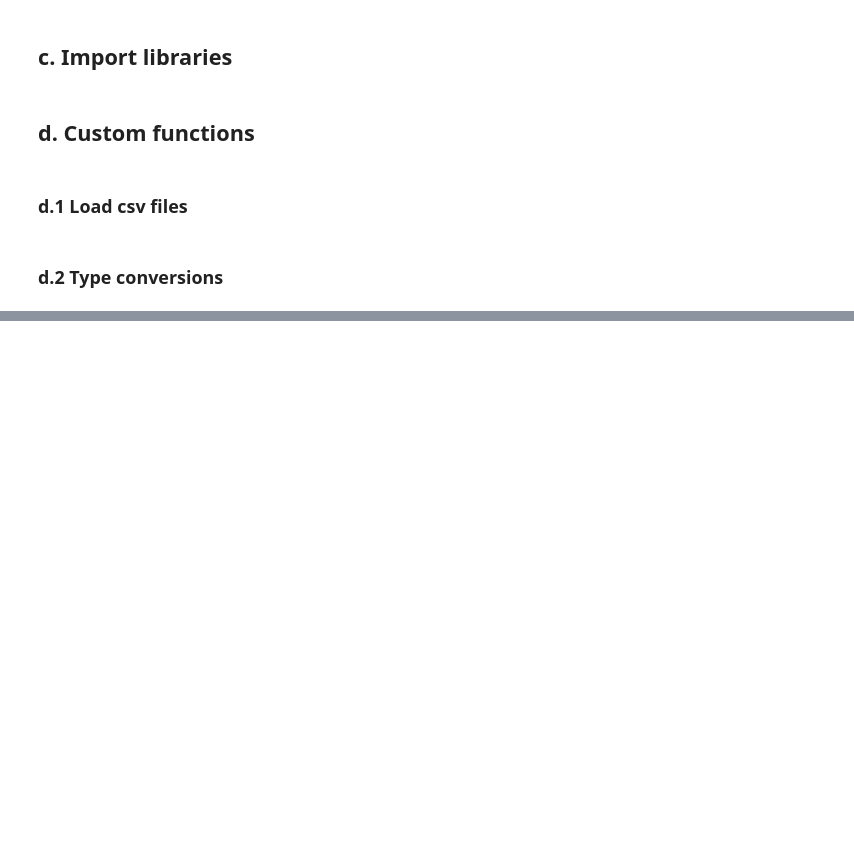
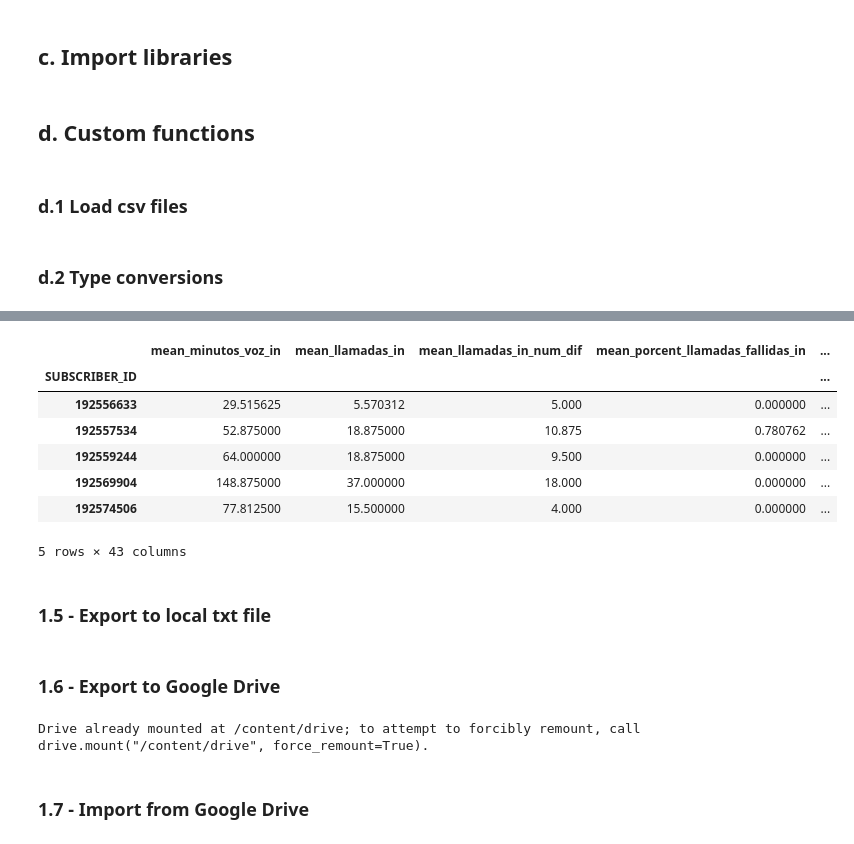
Before and after one commit to leandroaguazaco/data_science_portfolio, a Jupyter notebook: Projects/04-Churn_Telco_Analysis/04_Churn_Telco_Analysis_01_Preprocessing_EDA.ipynb, the cells around one changed output, grey strips where cells are left out. Cells and saved outputs as stored; diff of their text form; code cells hidden in the pictures; blank space fills up the shorter version.

```diff
--- a/Projects/04-Churn_Telco_Analysis/04_Churn_Telco_Analysis_01_Preprocessing_EDA.ipynb
+++ b/Projects/04-Churn_Telco_Analysis/04_Churn_Telco_Analysis_01_Preprocessing_EDA.ipynb
@@ -210,0 +319,6 @@ churn_data = pd.concat(objs = df_list, axis = 1, join = "outer", ignore_index =
+# %%
+# Erroneous entries in continuidad_traf feature
+churn_df = churn_df \
+           .pipe(pd.DataFrame.replace, {"continuidad_traf": {np.inf: np.nan,
+                                                             -np.inf: np.nan}}) \
+           .assign(continuidad_traf = lambda x: x.loc[:, "continuidad_traf"].astype("float"))
@@ -210,0 +327,3 @@ churn_data = pd.concat(objs = df_list, axis = 1, join = "outer", ignore_index =
+# %%
+churn_df = churn_df \
+           .pipe(dtype_conversion)
@@ -210,0 +343,13 @@ churn_data = pd.concat(objs = df_list, axis = 1, join = "outer", ignore_index =
+# %%
+churn_df.head()
+# %% [output]
+|  | mean_minutos_voz_in | mean_llamadas_in | mean_llamadas_in_num_dif | mean_porcent_llamadas_fallidas_in | ... |
+| SUBSCRIBER_ID |  |  |  |  | ... |
+| 192556633 | 29.515625 | 5.570312 | 5.000 | 0.000000 | ... |
+| 192557534 | 52.875000 | 18.875000 | 10.875 | 0.780762 | ... |
+| 192559244 | 64.000000 | 18.875000 | 9.500 | 0.000000 | ... |
+| 192569904 | 148.875000 | 37.000000 | 18.000 | 0.000000 | ... |
+| 192574506 | 77.812500 | 15.500000 | 4.000 | 0.000000 | ... |
+5 rows × 43 columns
+# %% [markdown]
+### 1.5 - Export to local txt file
@@ -210,0 +363,23 @@ churn_data = pd.concat(objs = df_list, axis = 1, join = "outer", ignore_index =
+# %% [markdown]
+### 1.6 - Export to Google Drive
+# %%
+# 6. Export preprocessing result to Google Drive
+
+# Mount Google Drive
+drive.mount('/content/drive')
+
+# Specify the temporary file or folder path in Colab
+temp_filepath = "/content/churn_data.txt"
+
+# Specify the destination path in Google Drive
+drive_filepath = '/content/drive/MyDrive/DataScience_Portfolio/04-Churn_Telco_Analysis/'
+
+# Remove the existing folder in Google Drive
+try:
+  shutil.copy(src = temp_filepath, dst = drive_filepath)
+except:
+  pass
+# %% [output]
+Drive already mounted at /content/drive; to attempt to forcibly remount, call drive.mount("/content/drive", force_remount=True).
+# %% [markdown]
+### 1.7 - Import from Google Drive
```
Also changed, not shown: parts of 19 cells of this notebook.
